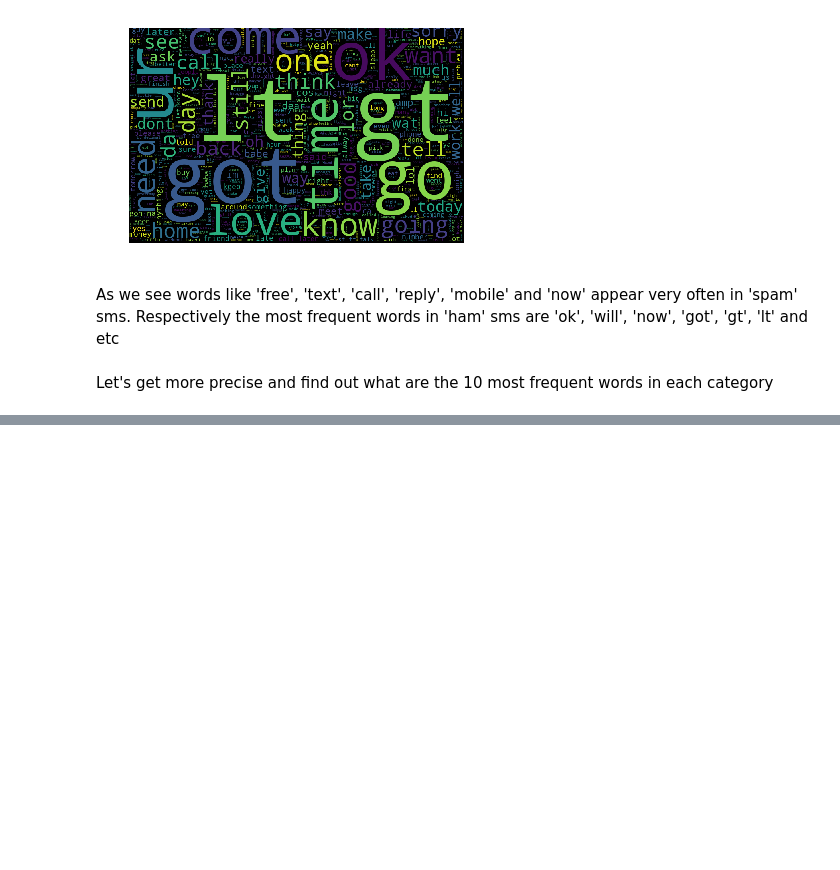
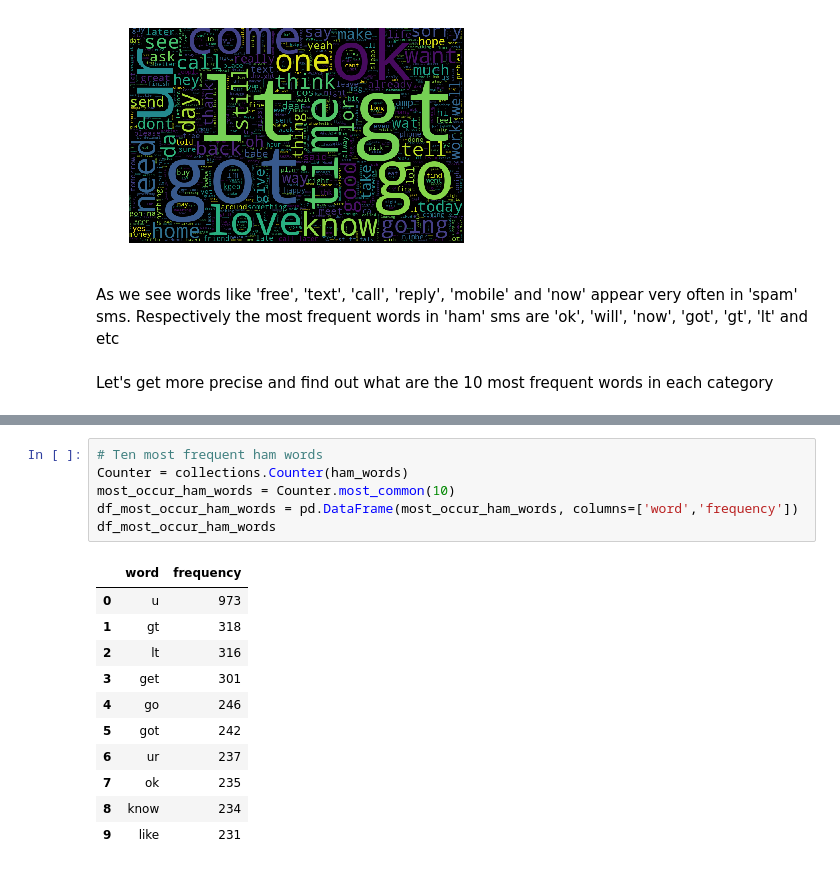
Before and after one commit to PanPapag/SMS-Spam-Detection-System, a Jupyter notebook: sms_spam_detection.ipynb, the cells around one changed output, grey strips where cells are left out. Cells and saved outputs as stored; diff of their text form; blank space fills up the shorter version.

```diff
--- a/sms_spam_detection.ipynb
+++ b/sms_spam_detection.ipynb
@@ -198,0 +211,18 @@ print(most_occur_spam_words)
+# %%
+# Ten most frequent ham words
+Counter = collections.Counter(ham_words)
+most_occur_ham_words = Counter.most_common(10)
+df_most_occur_ham_words = pd.DataFrame(most_occur_ham_words, columns=['word','frequency'])
+df_most_occur_ham_words
+# %% [output]
+|  | word | frequency |
+| 0 | u | 973 |
+| 1 | gt | 318 |
+| 2 | lt | 316 |
+| 3 | get | 301 |
+| 4 | go | 246 |
+| 5 | got | 242 |
+| 6 | ur | 237 |
+| 7 | ok | 235 |
+| 8 | know | 234 |
+| 9 | like | 231 |
```
Also changed, not shown: parts of 1 cell of this notebook.
